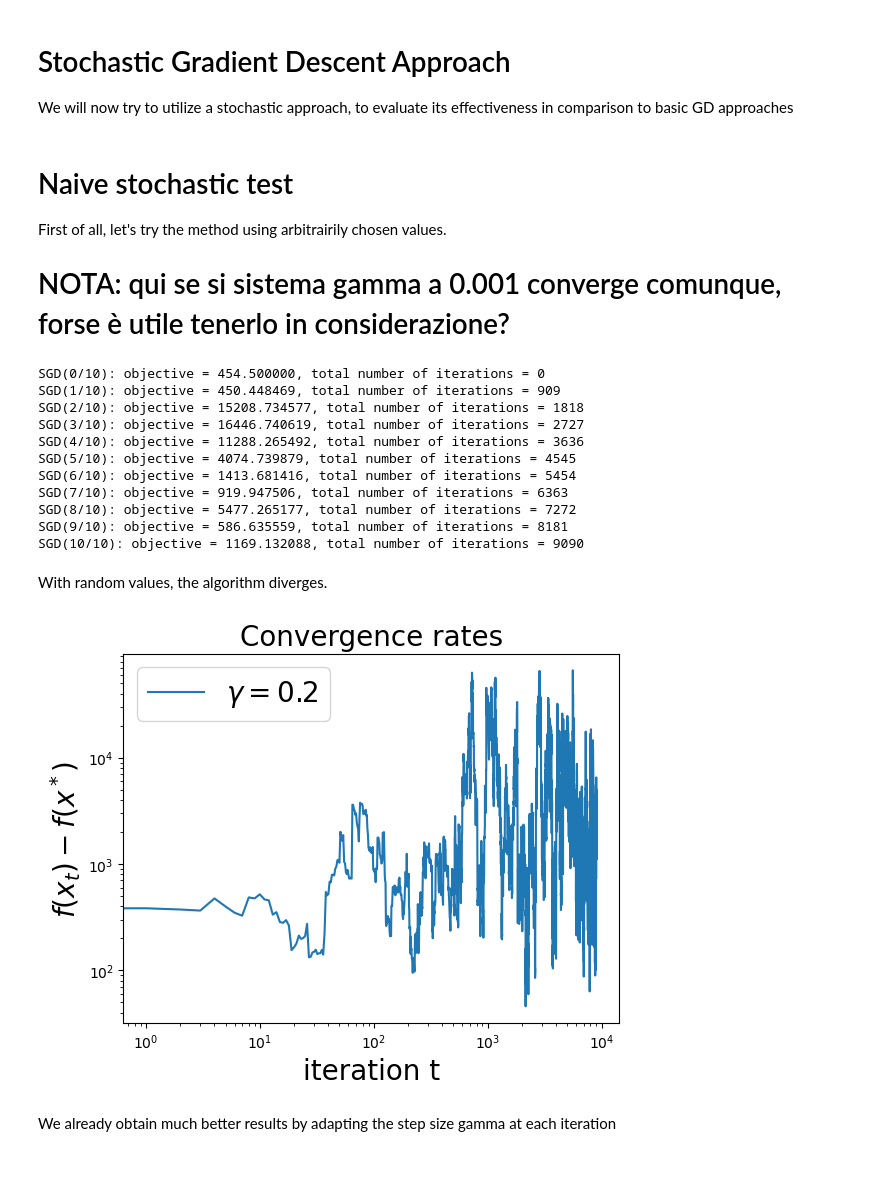
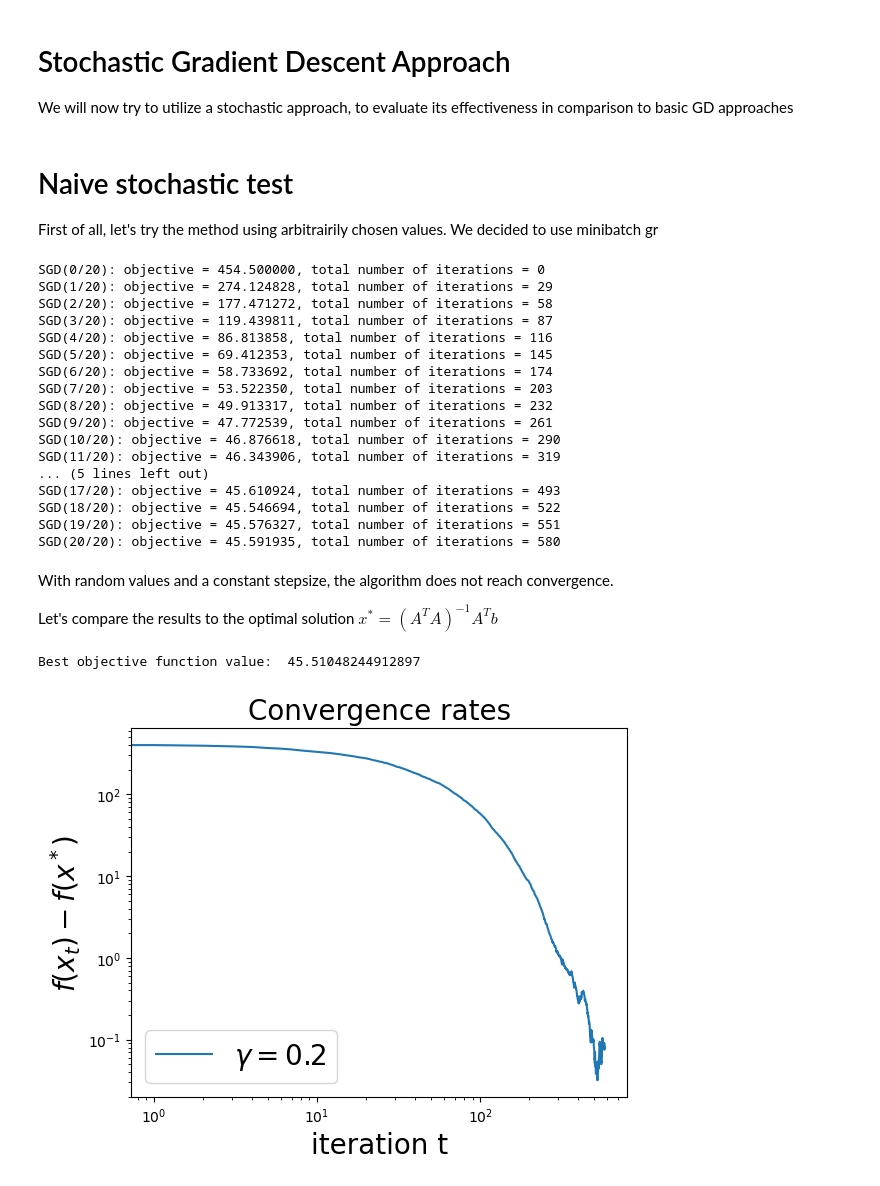
Before and after one commit to FilippoBolis/OptimizationProject_2025, a Jupyter notebook: GradientDescent.ipynb, the cells around one changed output. Cells and saved outputs as stored; diff of their text form; code cells hidden in the pictures.

Commit message:
Update codice Stochastic Gradient Descent

```diff
--- a/GradientDescent.ipynb
+++ b/GradientDescent.ipynb
@@ -495,7 +499,7 @@ def stochastic_gradient(A, x, b, batch_size=1):
     return gradient
 
 
-def stochastic_gradient_descent(data_A, x_zero, targets_b, batch_size, epochs, learning_rate, decreasing_learning_rate=False):
+def stochastic_gradient_descent(data_A, x_zero, targets_b, batch_size, epochs, learning_rate, tol =1e-6,decreasing_learning_rate=False):
     """
     Mini-batch Stochastic Gradient Descent for Linear Least Squares problems.
 
@@ -550,18 +554,24 @@ def stochastic_gradient_descent(data_A, x_zero, targets_b, batch_size, epochs, l
       print("SGD({bi:d}/{ti:d}): objective = {l:f}, total number of iterations = {ii:d}".format(
                   bi=epoch + 1, ti=epochs, l=objective, ii=total_iterations))
 
+      # Controlla convergenza
+      if epoch >= 3:
+        recent_changes = [abs(objectives[-i] - objectives[-i-1]) for i in range(1, 4)]
+        if all(change < tol for change in recent_changes):
+            print(f"✅ Convergence (stable in last 3 epochs) at epoch {epoch+1}")
+            break
+
     return objectives, xs
 # %% [markdown]
 # Naive stochastic test
 
 First of all, let's try the method using arbitrairily chosen values.
-
-# NOTA: qui se si sistema gamma a 0.001 converge comunque, forse è utile tenerlo in considerazione?
+We decided to use minibatch gr
 # %%
 # Define the parameters of the algorithm.
-max_iters = 10 # epochs
-gamma = 0.2   # this is totally arbitrary
-batch_size = 1
+max_iters = 20 # epochs
+gamma = 0.01   # this is totally arbitrary
+batch_size = 32
 
 # Initialization
 x_initial = np.zeros(A.shape[1])
@@ -569,28 +579,39 @@ x_initial = np.zeros(A.shape[1])
 # Start SGD.
 sgd_objectives, sgd_xs = stochastic_gradient_descent(A, x_initial, b, batch_size, max_iters, gamma, False)
 # %% [output]
-SGD(0/10): objective = 454.500000, total number of iterations = 0
-SGD(1/10): objective = 450.448469, total number of iterations = 909
-SGD(2/10): objective = 15208.734577, total number of iterations = 1818
-SGD(3/10): objective = 16446.740619, total number of iterations = 2727
-SGD(4/10): objective = 11288.265492, total number of iterations = 3636
-SGD(5/10): objective = 4074.739879, total number of iterations = 4545
-SGD(6/10): objective = 1413.681416, total number of iterations = 5454
-SGD(7/10): objective = 919.947506, total number of iterations = 6363
-SGD(8/10): objective = 5477.265177, total number of iterations = 7272
-SGD(9/10): objective = 586.635559, total number of iterations = 8181
-SGD(10/10): objective = 1169.132088, total number of iterations = 9090
+SGD(0/20): objective = 454.500000, total number of iterations = 0
+SGD(1/20): objective = 274.124828, total number of iterations = 29
+SGD(2/20): objective = 177.471272, total number of iterations = 58
+SGD(3/20): objective = 119.439811, total number of iterations = 87
+SGD(4/20): objective = 86.813858, total number of iterations = 116
+SGD(5/20): objective = 69.412353, total number of iterations = 145
+SGD(6/20): objective = 58.733692, total number of iterations = 174
+SGD(7/20): objective = 53.522350, total number of iterations = 203
+SGD(8/20): objective = 49.913317, total number of iterations = 232
+SGD(9/20): objective = 47.772539, total number of iterations = 261
+SGD(10/20): objective = 46.876618, total number of iterations = 290
+SGD(11/20): objective = 46.343906, total number of iterations = 319
+... (5 lines left out)
+SGD(17/20): objective = 45.610924, total number of iterations = 493
+SGD(18/20): objective = 45.546694, total number of iterations = 522
+SGD(19/20): objective = 45.576327, total number of iterations = 551
+SGD(20/20): objective = 45.591935, total number of iterations = 580
 # %% [markdown]
-With random values, the algorithm diverges.
+With random values and a constant stepsize, the algorithm does not reach convergence.
+
+Let's compare the results to the optimal solution $x^* = (A^T A)^{-1} A^T b$
+# %%
+x_star = np.linalg.solve(A.T.dot(A), A.T.dot(b)) #solve A^TAx = A^Tb
+best_objective = objective_function(A, x_star, b) #compute the best resulting value of the objective function (the same found by GD)
+print("Best objective function value:  {best_obj}".format(best_obj=best_objective))
+# %% [output]
+Best objective function value:  45.51048244912897
 # %%
-best_objective=np.full_like(sgd_objectives,45.51048) #computed with gradient descent on Smooth+strongly convex assumptions
 plt.title('Convergence rates', fontsize = 20)
 plt.loglog(sgd_objectives-best_objective, label = r'$\gamma = 0.2$')
 plt.xlabel('iteration t'  , fontsize = 20)
 plt.ylabel(r'$f(x_t) - f(x^*)$', fontsize = 20)
 plt.legend(fontsize = 20)
 plt.show()
 # %% [output]
-[figure, old version]
+[figure, new version]
-# %% [markdown]
-We already obtain much better results by adapting the step size gamma at each iteration
```
Also changed, not shown: parts of 21 cells of this notebook.
